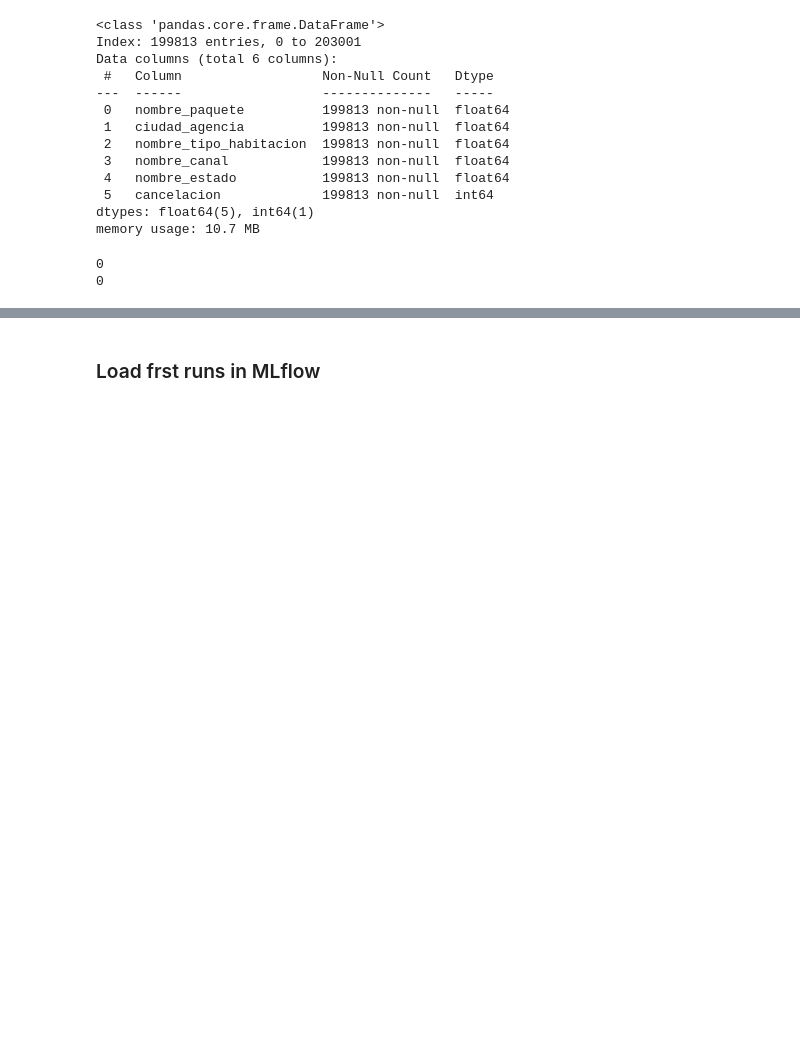
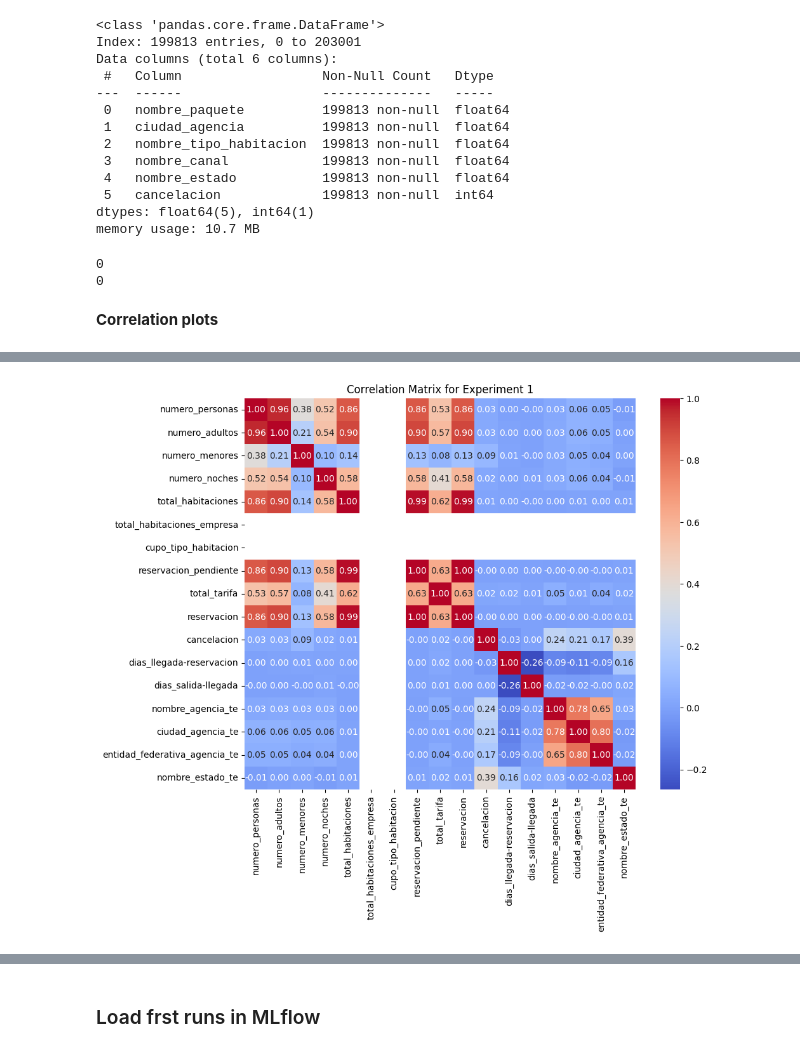
Before and after one commit to EstebanPerez25/TCA-Project, a Jupyter notebook: notebooks/data_science.ipynb, the cells around one changed output, grey strips where cells are left out. Drawn from its saved outputs; the diff is of its cells as text; code cells hidden in the pictures; blank space fills up the shorter version.

```diff
--- a/notebooks/data_science.ipynb
+++ b/notebooks/data_science.ipynb
@@ -100,3 +112,11 @@ print(df_exp2.isna().sum().sum())
 # %% [output]
 0
 0
+# %% [markdown]
+**Correlation plots**
+# %%
+plt.figure(figsize=(10, 8))
+sns.heatmap(df_exp1.corr(), annot=True, fmt=".2f", cmap="coolwarm", square=True)
+plt.title("Correlation Matrix for Experiment 1")
+plt.show()
+# %% [output]
@@ -102,0 +124 @@ print(df_exp2.isna().sum().sum())
+[figure, added]
```
Also changed, not shown: parts of 7 cells of this notebook, 2 other files.
